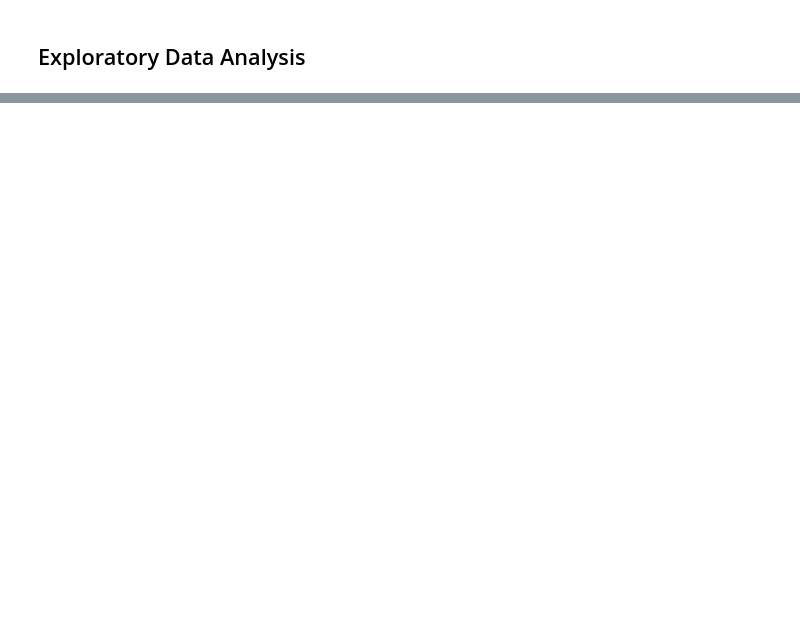
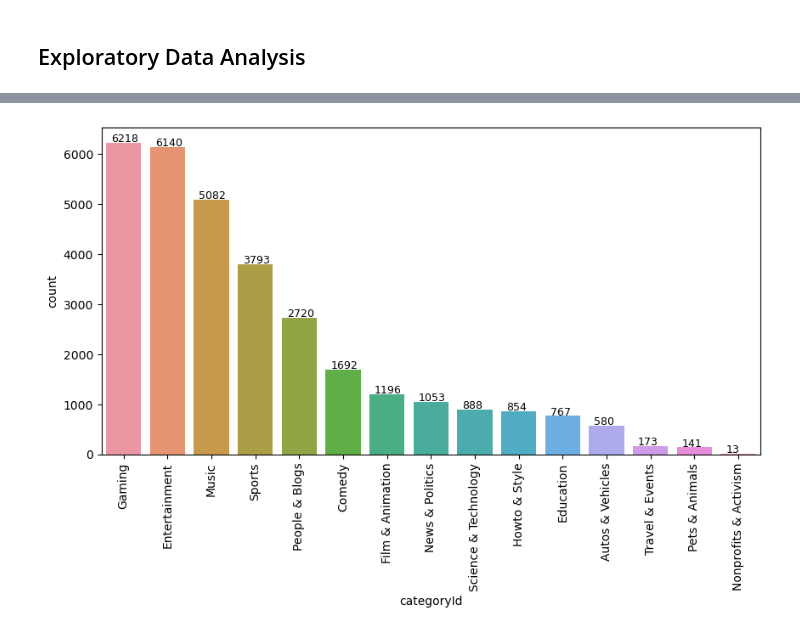
Before and after one commit to VamshiKrishna-1/Youtube_Video_Analysis_and_Prediction, a Jupyter notebook: FinalProject606.ipynb, the cells around one changed output, grey strips where cells are left out. Saved outputs shown, nothing was run; the diff lists cells and outputs as text; code cells hidden in the pictures; blank space fills up the shorter version.

```diff
--- a/FinalProject606.ipynb
+++ b/FinalProject606.ipynb
@@ -662,0 +597,11 @@ sns.histplot(data = data, x = 'like/dislike ratio', y = 'categoryId')
+# %%
+# Number of trending videos Category wise
+
+fig, ax = plt.subplots(figsize = (10, 5))
+sns.countplot(final_df['categoryId'], order = final_df['categoryId'].value_counts().sort_values(ascending = False).index, ax = ax)
+for patch in ax.patches:
+    ax.annotate(patch.get_height(), (patch.get_x() + 0.12, patch.get_height() + 20), size = 9)
+plt.xticks(rotation = 90)
+plt.show()
+# %% [output]
+[figure, added]
```
Also changed, not shown: parts of 79 cells of this notebook.
